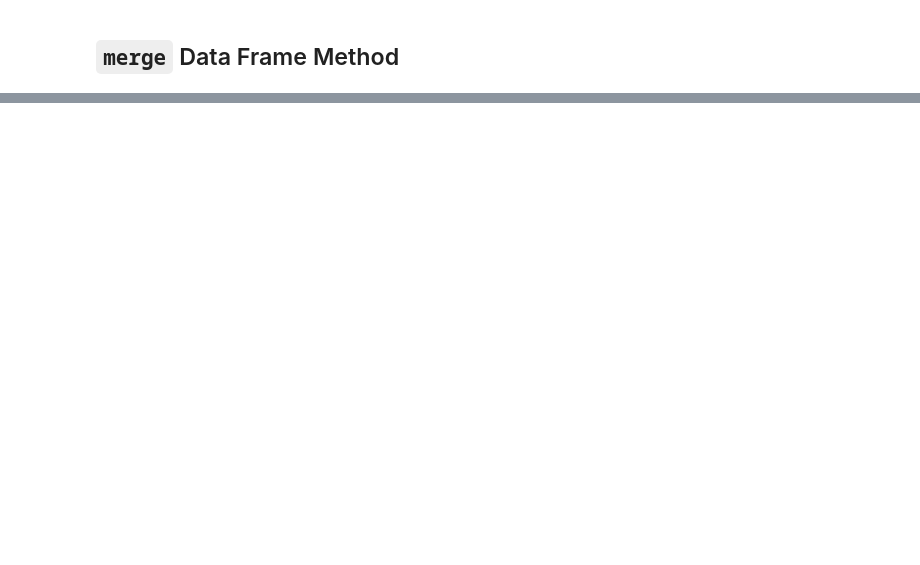
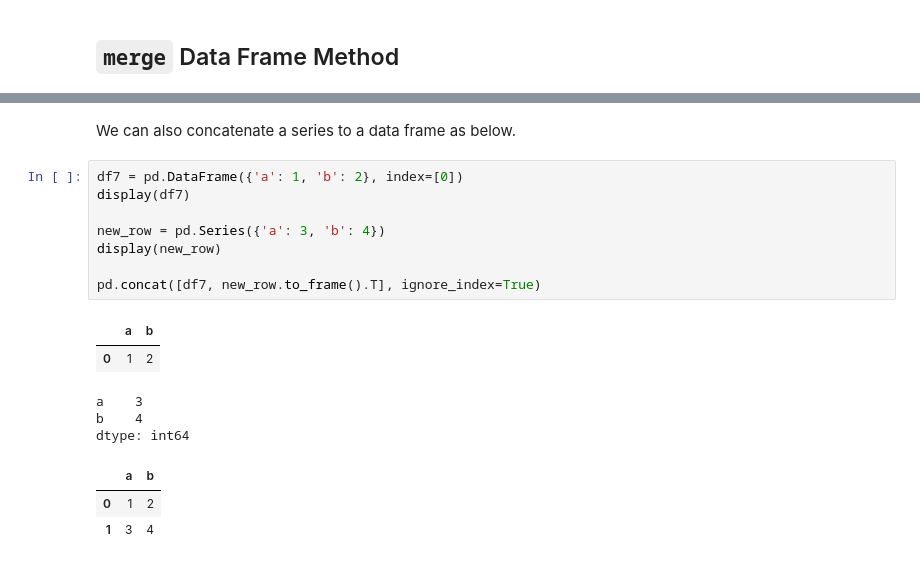
Before and after one commit to emsanqui/Python_Training, a Jupyter notebook: 2 Pandas/Combining Pandas Data Frames.ipynb, the cells around one changed output, grey strips where cells are left out. Drawn from its saved outputs; the diff is of its cells as text; blank space fills up the shorter version.

```diff
--- a/2 Pandas/Combining Pandas Data Frames.ipynb
+++ b/2 Pandas/Combining Pandas Data Frames.ipynb
@@ -154,0 +174,19 @@ house_df.reset_index().merge(right=tax_df.reset_index(), how='inner', on='ZIPCOD
+# %% [markdown]
+We can also concatenate a series to a data frame as below.
+# %%
+df7 = pd.DataFrame({'a': 1, 'b': 2}, index=[0])
+display(df7)
+
+new_row = pd.Series({'a': 3, 'b': 4})
+display(new_row)
+
+pd.concat([df7, new_row.to_frame().T], ignore_index=True)
+# %% [output]
+|  | a | b |
+| 0 | 1 | 2 |
+a    3
+b    4
+dtype: int64
+|  | a | b |
+| 0 | 1 | 2 |
+| 1 | 3 | 4 |
```
Also changed, not shown: parts of 8 cells of this notebook.
